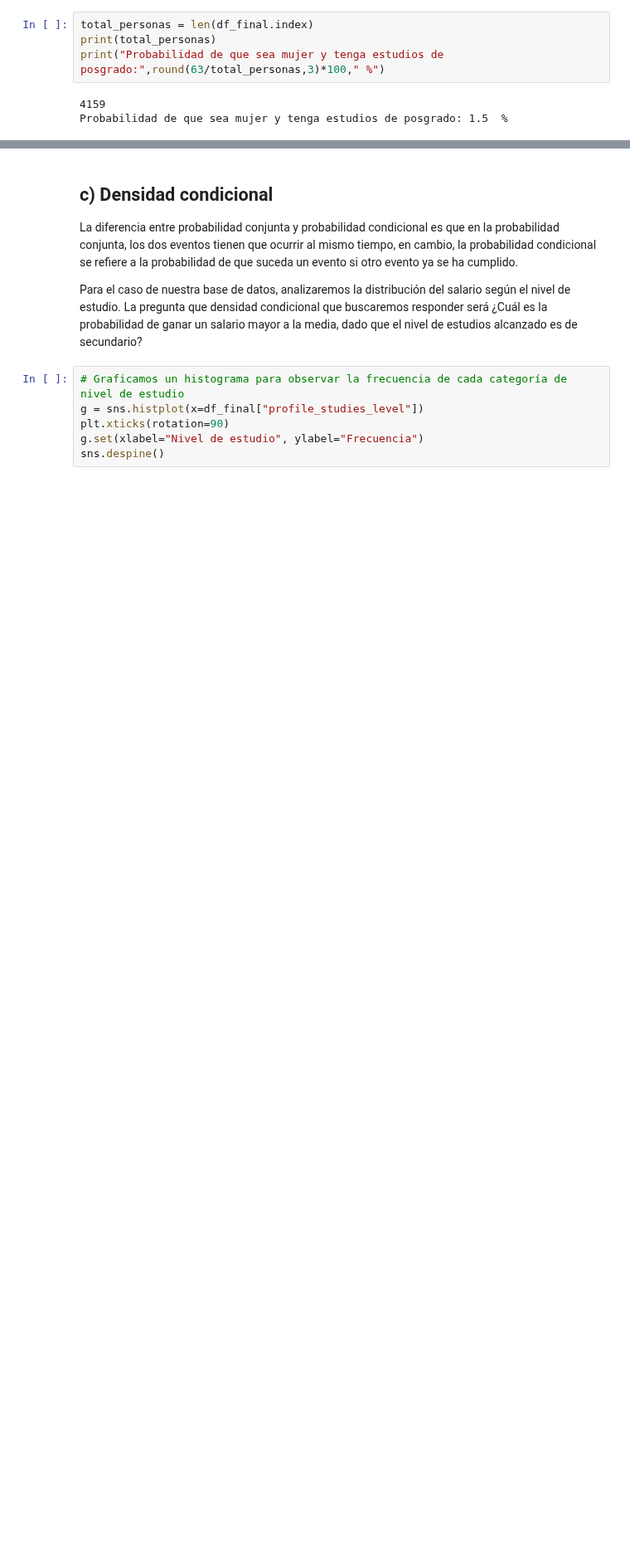
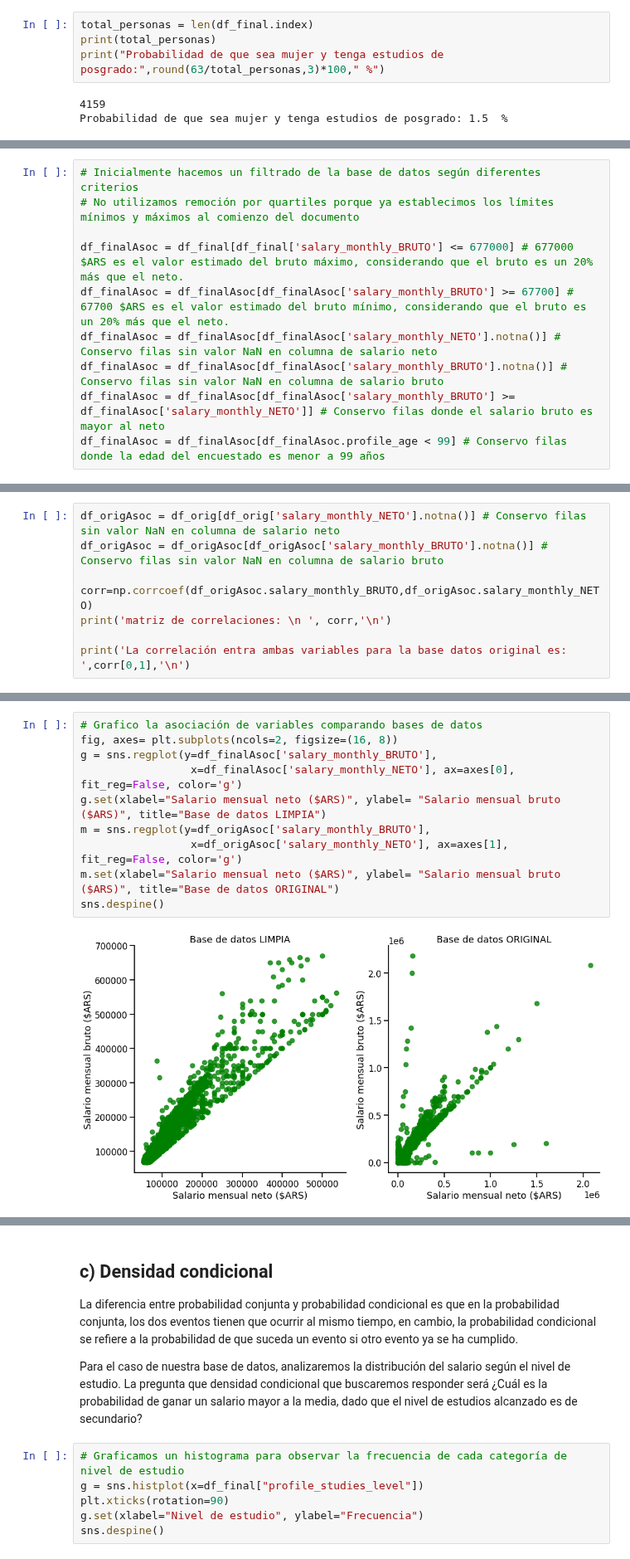
Before and after one commit to pablonicolasr/diplodatos-ayvd-2022-grupo32, a Jupyter notebook: BorradorPráctico1_v3.ipynb, the cells around one changed output, grey strips where cells are left out. Shown at 83% size. Drawn from its saved outputs; the diff is of its cells as text; blank space fills up the shorter version.

```diff
--- a/BorradorPráctico1_v3.ipynb
+++ b/BorradorPráctico1_v3.ipynb
@@ -481,0 +480,10 @@ Analizando la base de datos original, se observa que la variable salario neto ti
+# %%
+# Inicialmente hacemos un filtrado de la base de datos según diferentes criterios
+# No utilizamos remoción por quartiles porque ya establecimos los límites mínimos y máximos al comienzo del documento
+
+df_finalAsoc = df_final[df_final['salary_monthly_BRUTO'] <= 677000] # 677000 $ARS es el valor estimado del bruto máximo, considerando que el bruto es un 20% más que el neto.
+df_finalAsoc = df_finalAsoc[df_finalAsoc['salary_monthly_BRUTO'] >= 67700] # 67700 $ARS es el valor estimado del bruto mínimo, considerando que el bruto es un 20% más que el neto.
+df_finalAsoc = df_finalAsoc[df_finalAsoc['salary_monthly_NETO'].notna()] # Conservo filas sin valor NaN en columna de salario neto
+df_finalAsoc = df_finalAsoc[df_finalAsoc['salary_monthly_BRUTO'].notna()] # Conservo filas sin valor NaN en columna de salario bruto
+df_finalAsoc = df_finalAsoc[df_finalAsoc['salary_monthly_BRUTO'] >= df_finalAsoc['salary_monthly_NETO']] # Conservo filas donde el salario bruto es mayor al neto
+df_finalAsoc = df_finalAsoc[df_finalAsoc.profile_age < 99] # Conservo filas donde la edad del encuestado es menor a 99 años
@@ -481,0 +524,8 @@ Analizando la base de datos original, se observa que la variable salario neto ti
+# %%
+df_origAsoc = df_orig[df_orig['salary_monthly_NETO'].notna()] # Conservo filas sin valor NaN en columna de salario neto
+df_origAsoc = df_origAsoc[df_origAsoc['salary_monthly_BRUTO'].notna()] # Conservo filas sin valor NaN en columna de salario bruto
+
+corr=np.corrcoef(df_origAsoc.salary_monthly_BRUTO,df_origAsoc.salary_monthly_NETO)
+print('matriz de correlaciones: \n ', corr,'\n')
+
+print('La correlación entra ambas variables para la base datos original es: ',corr[0,1],'\n')
@@ -481,0 +538,12 @@ Analizando la base de datos original, se observa que la variable salario neto ti
+# %%
+# Grafico la asociación de variables comparando bases de datos
+fig, axes= plt.subplots(ncols=2, figsize=(16, 8))
+g = sns.regplot(y=df_finalAsoc['salary_monthly_BRUTO'],
+                 x=df_finalAsoc['salary_monthly_NETO'], ax=axes[0], fit_reg=False, color='g')
+g.set(xlabel="Salario mensual neto ($ARS)", ylabel= "Salario mensual bruto ($ARS)", title="Base de datos LIMPIA")
+m = sns.regplot(y=df_origAsoc['salary_monthly_BRUTO'],
+                 x=df_origAsoc['salary_monthly_NETO'], ax=axes[1], fit_reg=False, color='g')
+m.set(xlabel="Salario mensual neto ($ARS)", ylabel= "Salario mensual bruto ($ARS)", title="Base de datos ORIGINAL")
+sns.despine()
+# %% [output]
+[figure, added]
```
Also changed, not shown: parts of 9 cells of this notebook.
